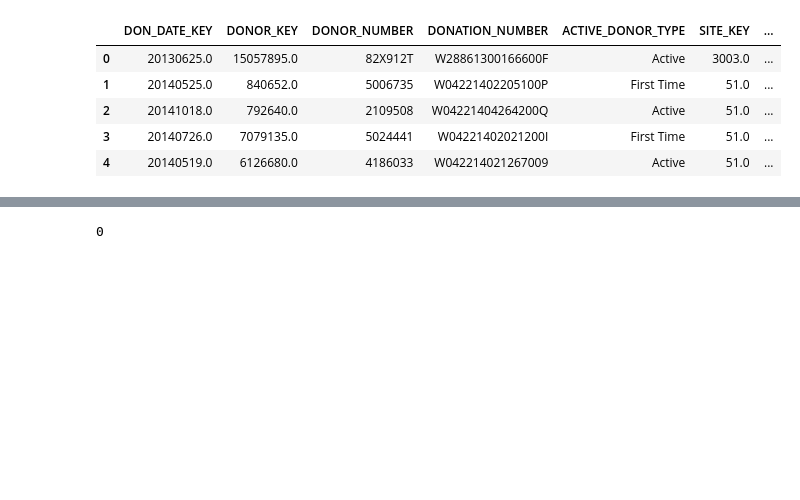
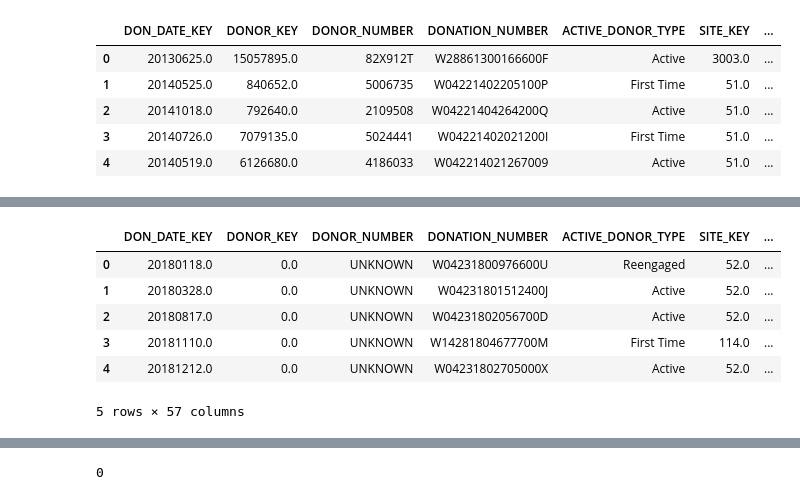
Before and after one commit to altonrus/donor-return-dynamics, a Jupyter notebook: 2_scripts/01_2_preprocessing(vitalant).ipynb, the cells around one changed output, grey strips where cells are left out. Saved outputs shown, nothing was run; the diff lists cells and outputs as text; code cells hidden in the pictures; blank space fills up the shorter version.

```diff
--- a/2_scripts/01_2_preprocessing(vitalant).ipynb
+++ b/2_scripts/01_2_preprocessing(vitalant).ipynb
@@ -73,2 +69,22 @@ print(len(df))#total observations
+# %%
+# donor history
+#merge with don hist dataset
+df['DonorID']=df['DONOR_KEY']
+df['Visit_Date']=pd.to_datetime(df['Visit_Date']).dt.strftime('%Y-%m-%dT%H:%M:%SZ') #covert to ISO -#2019-03-26T00:00:00Z
+
+don_hist=pd.read_csv("../1_data/private/vitalant_intermediate_to_del6.csv")
+df=pd.merge(df, don_hist[['DONATION_NUMBER', 'DonorID', 'Visit_Date','cum_lifetime_donations','unit_rbc_loss','time_to_fu',
+                          'rbc_loss_last_12_months', 'rbc_loss_last_24_months','days_since_last_rbc_loss',
+                          'days_since_last_drbc_loss']], how='left', on=["DonorID","DONATION_NUMBER", "Visit_Date"])
+
+df.head()
+# %% [output]
+|  | DON_DATE_KEY | DONOR_KEY | DONOR_NUMBER | DONATION_NUMBER | ACTIVE_DONOR_TYPE | SITE_KEY | ... |
+| 0 | 20180118.0 | 0.0 | UNKNOWN | W04231800976600U | Reengaged | 52.0 | ... |
+| 1 | 20180328.0 | 0.0 | UNKNOWN | W04231801512400J | Active | 52.0 | ... |
+| 2 | 20180817.0 | 0.0 | UNKNOWN | W04231802056700D | Active | 52.0 | ... |
+| 3 | 20181110.0 | 0.0 | UNKNOWN | W14281804677700M | First Time | 114.0 | ... |
+| 4 | 20181212.0 | 0.0 | UNKNOWN | W04231802705000X | Active | 52.0 | ... |
+5 rows × 57 columns
 # %%
 #drop unknown donor number or donor key 0
```
Also changed, not shown: parts of 12 cells of this notebook.
